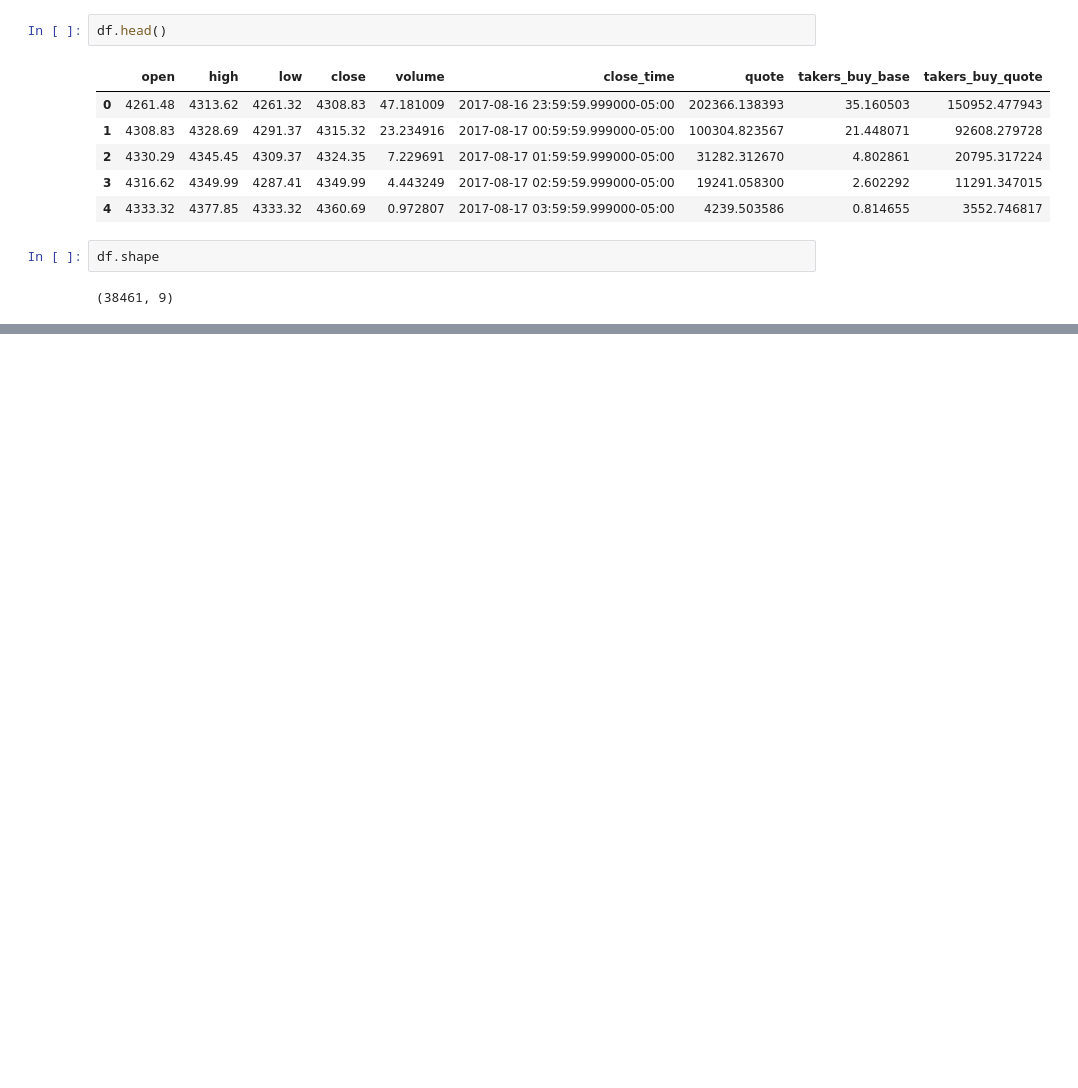
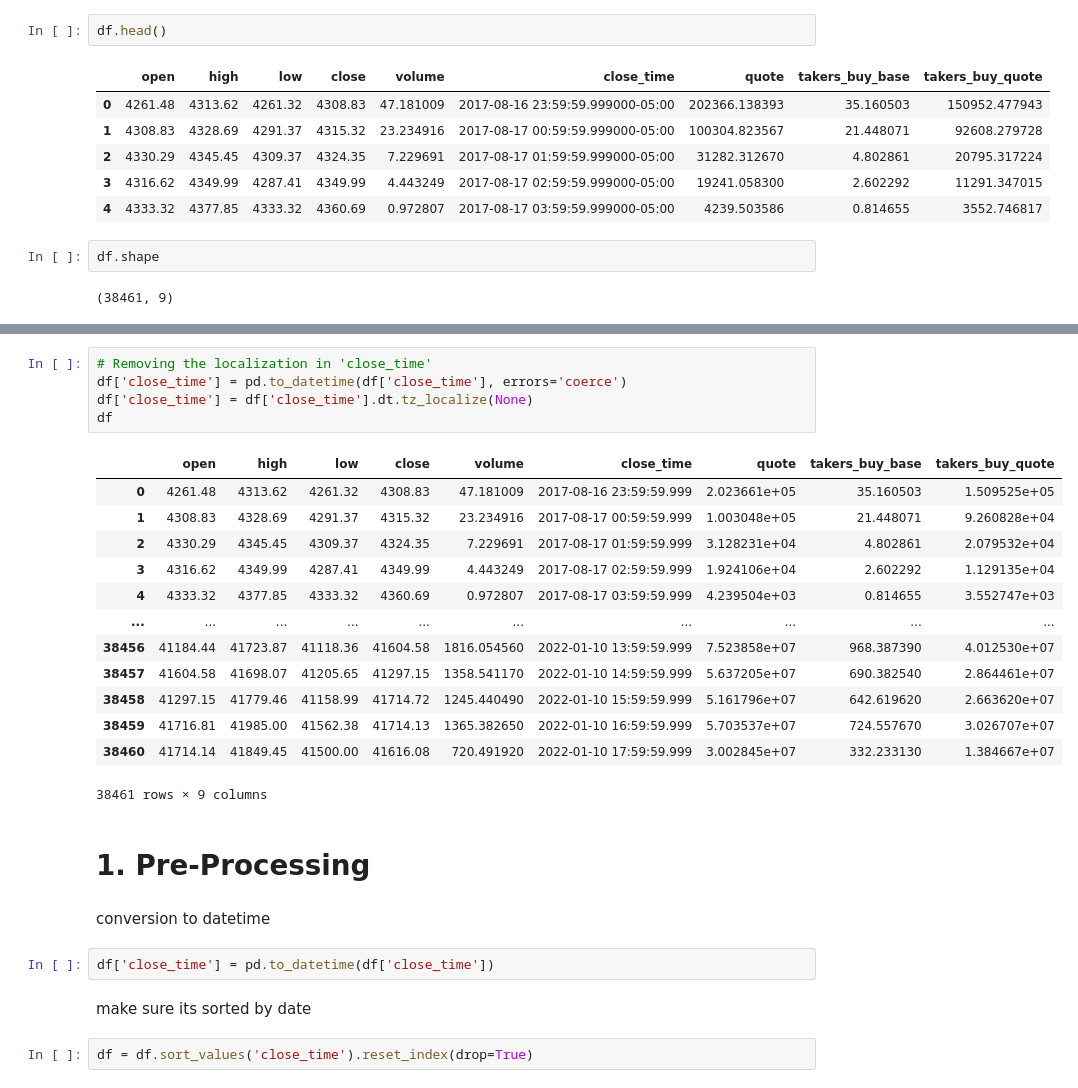
Before and after one commit to josuviteri/anomaly-detection, a Jupyter notebook: initial.ipynb, the cells around one changed output, grey strips where cells are left out. Drawn from its saved outputs; the diff is of its cells as text; blank space fills up the shorter version.

```diff
--- a/initial.ipynb
+++ b/initial.ipynb
@@ -50,0 +86,29 @@ df.shape
+# %%
+# Removing the localization in 'close_time'
+df['close_time'] = pd.to_datetime(df['close_time'], errors='coerce')
+df['close_time'] = df['close_time'].dt.tz_localize(None)
+df
+# %% [output]
+|  | open | high | low | close | volume | close_time | quote | takers_buy_base | takers_buy_quote |
+| 0 | 4261.48 | 4313.62 | 4261.32 | 4308.83 | 47.181009 | 2017-08-16 23:59:59.999 | 2.023661e+05 | 35.160503 | 1.509525e+05 |
+| 1 | 4308.83 | 4328.69 | 4291.37 | 4315.32 | 23.234916 | 2017-08-17 00:59:59.999 | 1.003048e+05 | 21.448071 | 9.260828e+04 |
+| 2 | 4330.29 | 4345.45 | 4309.37 | 4324.35 | 7.229691 | 2017-08-17 01:59:59.999 | 3.128231e+04 | 4.802861 | 2.079532e+04 |
+| 3 | 4316.62 | 4349.99 | 4287.41 | 4349.99 | 4.443249 | 2017-08-17 02:59:59.999 | 1.924106e+04 | 2.602292 | 1.129135e+04 |
+| 4 | 4333.32 | 4377.85 | 4333.32 | 4360.69 | 0.972807 | 2017-08-17 03:59:59.999 | 4.239504e+03 | 0.814655 | 3.552747e+03 |
+| ... | ... | ... | ... | ... | ... | ... | ... | ... | ... |
+| 38456 | 41184.44 | 41723.87 | 41118.36 | 41604.58 | 1816.054560 | 2022-01-10 13:59:59.999 | 7.523858e+07 | 968.387390 | 4.012530e+07 |
+| 38457 | 41604.58 | 41698.07 | 41205.65 | 41297.15 | 1358.541170 | 2022-01-10 14:59:59.999 | 5.637205e+07 | 690.382540 | 2.864461e+07 |
+| 38458 | 41297.15 | 41779.46 | 41158.99 | 41714.72 | 1245.440490 | 2022-01-10 15:59:59.999 | 5.161796e+07 | 642.619620 | 2.663620e+07 |
+| 38459 | 41716.81 | 41985.00 | 41562.38 | 41714.13 | 1365.382650 | 2022-01-10 16:59:59.999 | 5.703537e+07 | 724.557670 | 3.026707e+07 |
+| 38460 | 41714.14 | 41849.45 | 41500.00 | 41616.08 | 720.491920 | 2022-01-10 17:59:59.999 | 3.002845e+07 | 332.233130 | 1.384667e+07 |
+38461 rows × 9 columns
+# %% [markdown]
+# 1. Pre-Processing
+# %% [markdown]
+conversion to datetime
+# %%
+df['close_time'] = pd.to_datetime(df['close_time'])
+# %% [markdown]
+make sure its sorted by date
+# %%
+df = df.sort_values('close_time').reset_index(drop=True)
```
Also changed, not shown: parts of 60 cells of this notebook.
